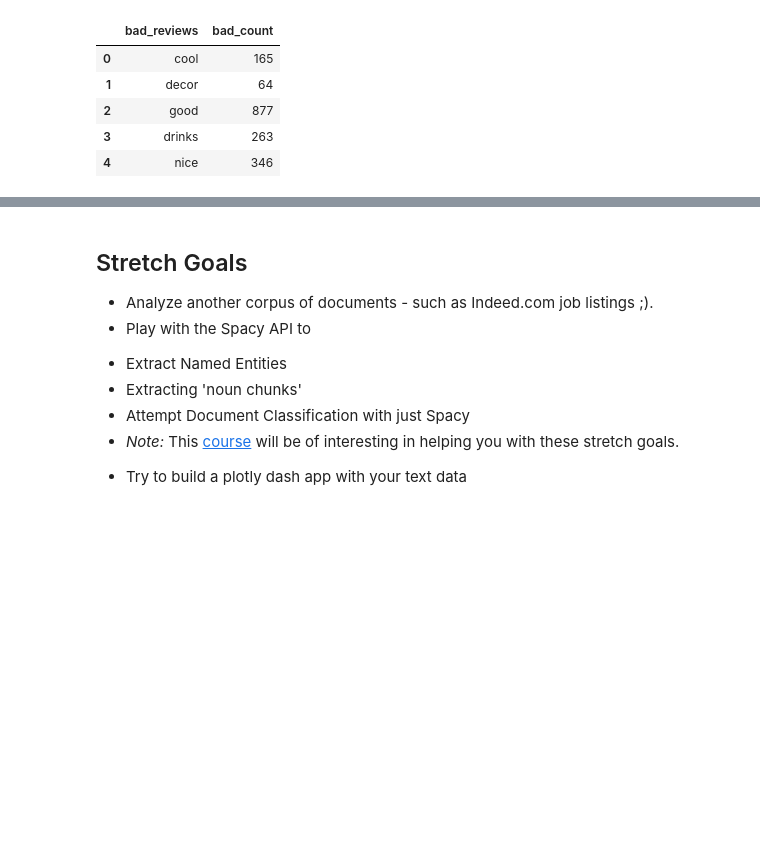
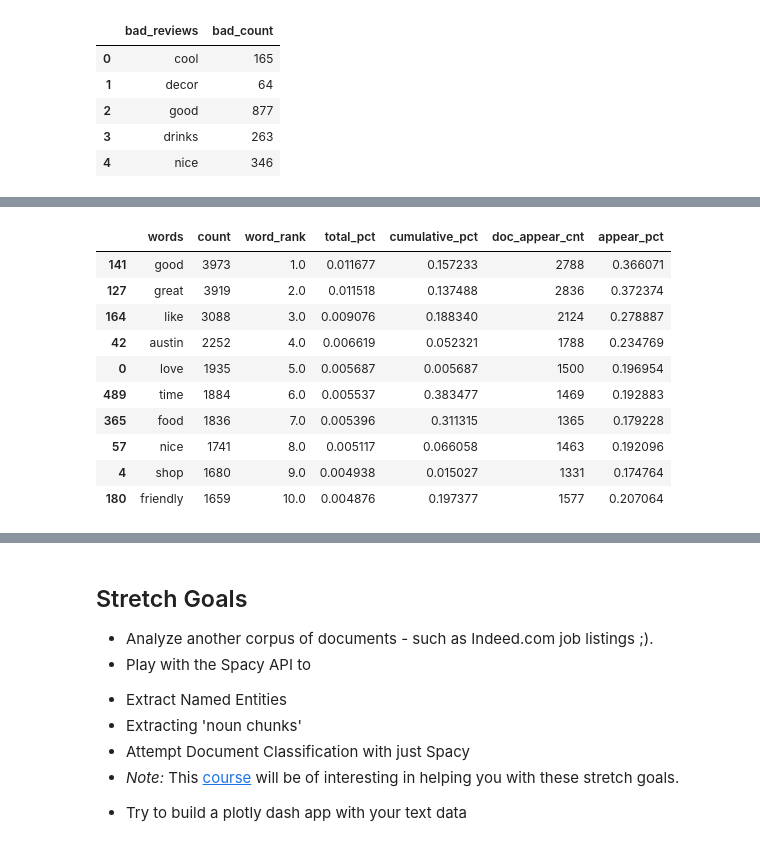
Before and after one commit to EvidenceN/Unit4_Lamda_DS, a Jupyter notebook: module1-text-data/Answers_Unit4_Week1_Day1.ipynb, the cells around one changed output, grey strips where cells are left out. Drawn from its saved outputs; the diff is of its cells as text; code cells hidden in the pictures; blank space fills up the shorter version.

Commit message:
data analysis done, visualization next

```diff
--- a/module1-text-data/Answers_Unit4_Week1_Day1.ipynb
+++ b/module1-text-data/Answers_Unit4_Week1_Day1.ipynb
@@ -665,0 +665,73 @@ goodVbad.head()
+# %%
+# what percent of these words appeared in good reviews
+
+# what percent of these words appeard in bad reviews
+
+# doc_appear_count= how many documents/reviews does each word appear in
+
+# all_docs = list of all of the tokens in our reviews
+
+# each_review = each individual review
+
+# rank shows you what is it the most common, least common, e.t.c
+
+# total_pct = what percentage of the document set does this word
+# represent.
+
+# set(doc/each_review) = the entire document set as opposed to
+# individual documents
+
+"""# building a dataframe that shows the count of this word, the
+# percentage of this word in the entire document, and the
+# cumulative percentage of this word. And also doing the same
+# frequency calculations for how many times the word appears
+# in the document set.
+"""
+
+word_count = Counter()
+
+doc_appear = Counter()
+
+for each_review in shops['review_tokens3']:
+    word_count.update(each_review)
+    doc_appear.update(set(each_review))
+
+combo = zip(word_count.keys(), word_count.values())
+
+df = pd.DataFrame(combo, columns = ['words', 'count'])
+
+df['word_rank'] = df['count'].rank(method='first', ascending=False)
+
+total = df['count'].sum()
+
+df["total_pct"] = df['count'].apply(lambda x: x/total)
+
+df['cumulative_pct'] = df['total_pct'].cumsum()
+
+# how many times does each word appear in the entire document as
+# opposed to individual reviews
+
+appear = pd.DataFrame(zip(doc_appear.keys(), doc_appear.values()),
+                      columns = ['words', 'doc_appear_cnt'])
+
+total_docs = len(shops['review_tokens3'])
+
+appear['appear_pct'] = appear['doc_appear_cnt'].apply(lambda x : x/total_docs)
+
+df = df.merge(appear, on='words')
+
+df = df.sort_values(by='word_rank')
+
+df.head(10)
+# %% [output]
+|  | words | count | word_rank | total_pct | cumulative_pct | doc_appear_cnt | appear_pct |
+| 141 | good | 3973 | 1.0 | 0.011677 | 0.157233 | 2788 | 0.366071 |
+| 127 | great | 3919 | 2.0 | 0.011518 | 0.137488 | 2836 | 0.372374 |
+| 164 | like | 3088 | 3.0 | 0.009076 | 0.188340 | 2124 | 0.278887 |
+| 42 | austin | 2252 | 4.0 | 0.006619 | 0.052321 | 1788 | 0.234769 |
+| 0 | love | 1935 | 5.0 | 0.005687 | 0.005687 | 1500 | 0.196954 |
+| 489 | time | 1884 | 6.0 | 0.005537 | 0.383477 | 1469 | 0.192883 |
+| 365 | food | 1836 | 7.0 | 0.005396 | 0.311315 | 1365 | 0.179228 |
+| 57 | nice | 1741 | 8.0 | 0.005117 | 0.066058 | 1463 | 0.192096 |
+| 4 | shop | 1680 | 9.0 | 0.004938 | 0.015027 | 1331 | 0.174764 |
+| 180 | friendly | 1659 | 10.0 | 0.004876 | 0.197377 | 1577 | 0.207064 |
```
Also changed, not shown: parts of 18 cells of this notebook, 1 other file.
